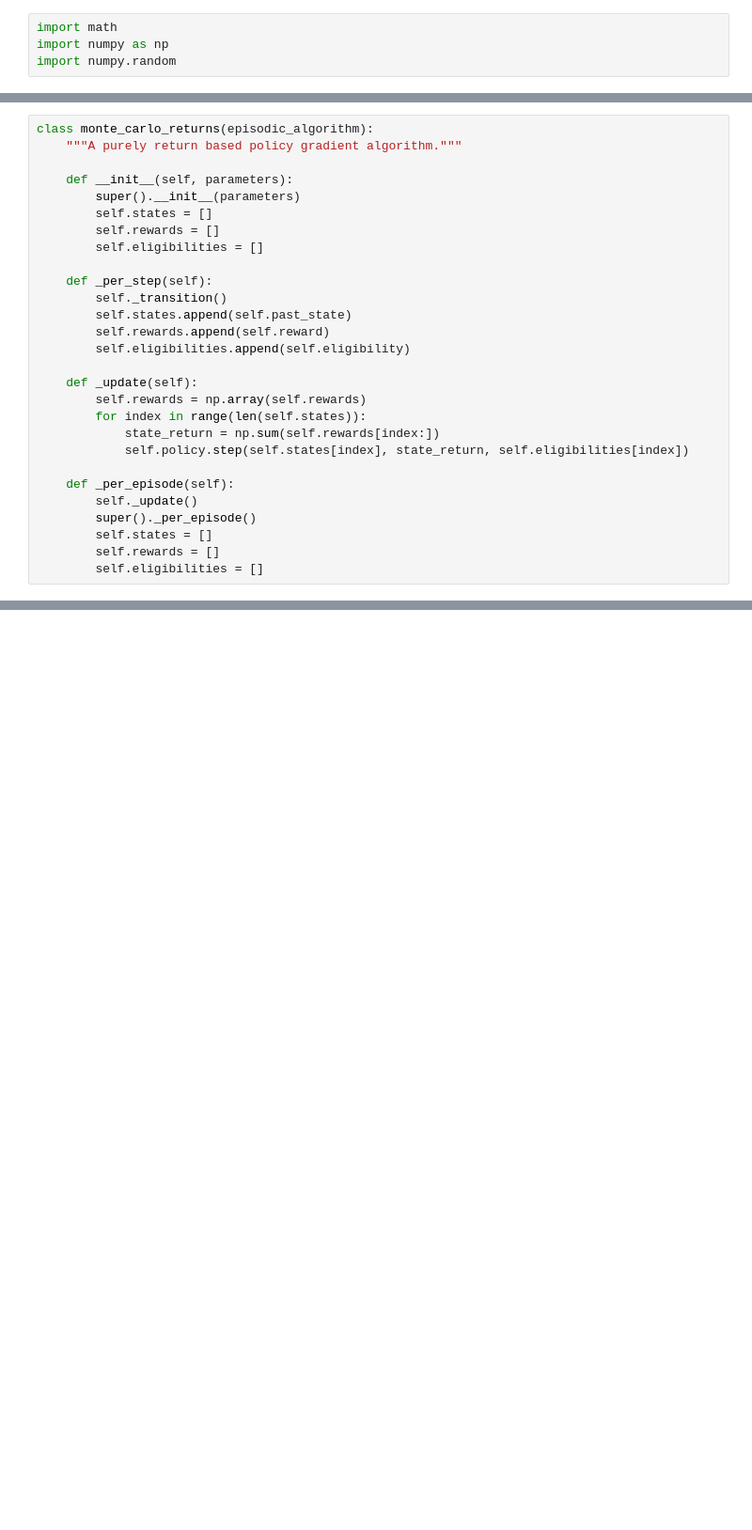
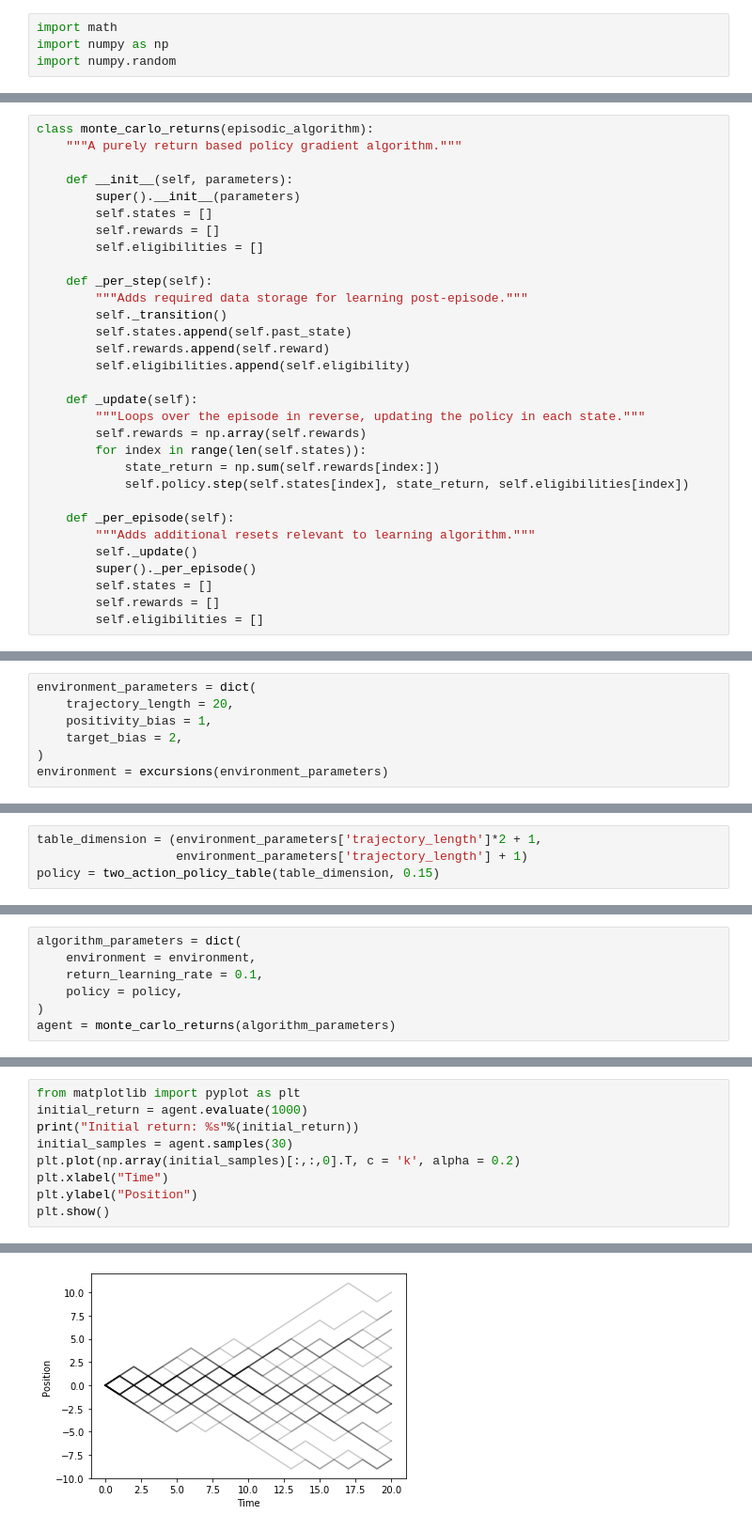
Before and after one commit to adammoss/MLiS2, a Jupyter notebook: examples/reinforcement_learning/tabular/monte_carlo.ipynb, the cells around one changed output, grey strips where cells are left out. Shown at 94% size. Cells and saved outputs as stored; diff of their text form; blank space fills up the shorter version.

Commit message:
Final Monte Carlo notebook.

```diff
--- a/examples/reinforcement_learning/tabular/monte_carlo.ipynb
+++ b/examples/reinforcement_learning/tabular/monte_carlo.ipynb
@@ -178,18 +189,21 @@ class monte_carlo_returns(episodic_algorithm):
 		self.eligibilities = []
 
 	def _per_step(self):
+		"""Adds required data storage for learning post-episode."""
 		self._transition()
 		self.states.append(self.past_state)
 		self.rewards.append(self.reward)
 		self.eligibilities.append(self.eligibility)
 
 	def _update(self):
+		"""Loops over the episode in reverse, updating the policy in each state."""
 		self.rewards = np.array(self.rewards)
 		for index in range(len(self.states)):
 			state_return = np.sum(self.rewards[index:])
 			self.policy.step(self.states[index], state_return, self.eligibilities[index])
 
 	def _per_episode(self):
+		"""Adds additional resets relevant to learning algorithm."""
 		self._update()
 		super()._per_episode()
 		self.states = []
@@ -199,0 +214,7 @@ To test this, we begin by generating samples and calculating the average return
+# %%
+environment_parameters = dict(
+	trajectory_length = 20,
+	positivity_bias = 1,
+	target_bias = 2,
+)
+environment = excursions(environment_parameters)
@@ -199,0 +223,4 @@ To test this, we begin by generating samples and calculating the average return
+# %%
+table_dimension = (environment_parameters['trajectory_length']*2 + 1,
+				   environment_parameters['trajectory_length'] + 1)
+policy = two_action_policy_table(table_dimension, 0.15)
@@ -199,0 +229,7 @@ To test this, we begin by generating samples and calculating the average return
+# %%
+algorithm_parameters = dict(
+	environment = environment,
+	return_learning_rate = 0.1,
+	policy = policy,
+)
+agent = monte_carlo_returns(algorithm_parameters)
@@ -199,0 +238,10 @@ To test this, we begin by generating samples and calculating the average return
+# %%
+from matplotlib import pyplot as plt
+initial_return = agent.evaluate(1000)
+print("Initial return: %s"%(initial_return))
+initial_samples = agent.samples(30)
+plt.plot(np.array(initial_samples)[:,:,0].T, c = 'k', alpha = 0.2)
+plt.xlabel("Time")
+plt.ylabel("Position")
+plt.show()
+# %% [output]
@@ -199,0 +249 @@ To test this, we begin by generating samples and calculating the average return
+[figure, added]
```
Also changed, not shown: parts of 16 cells of this notebook, 1 other file.
